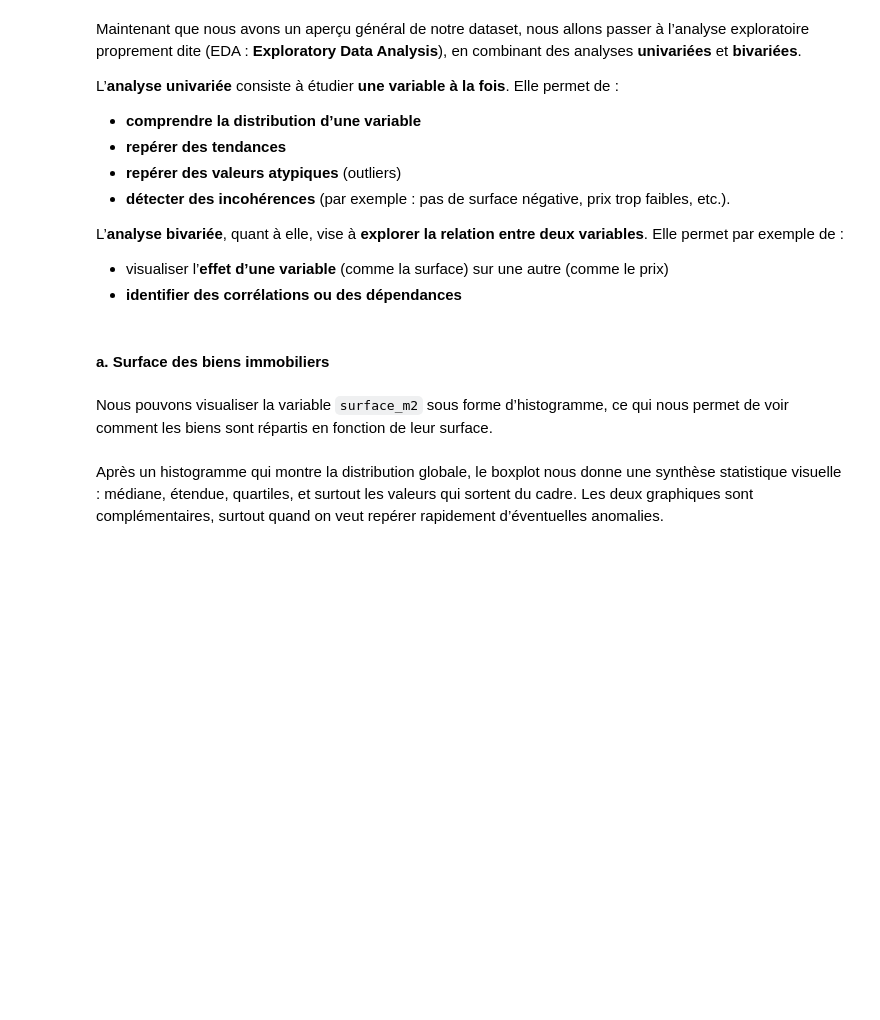
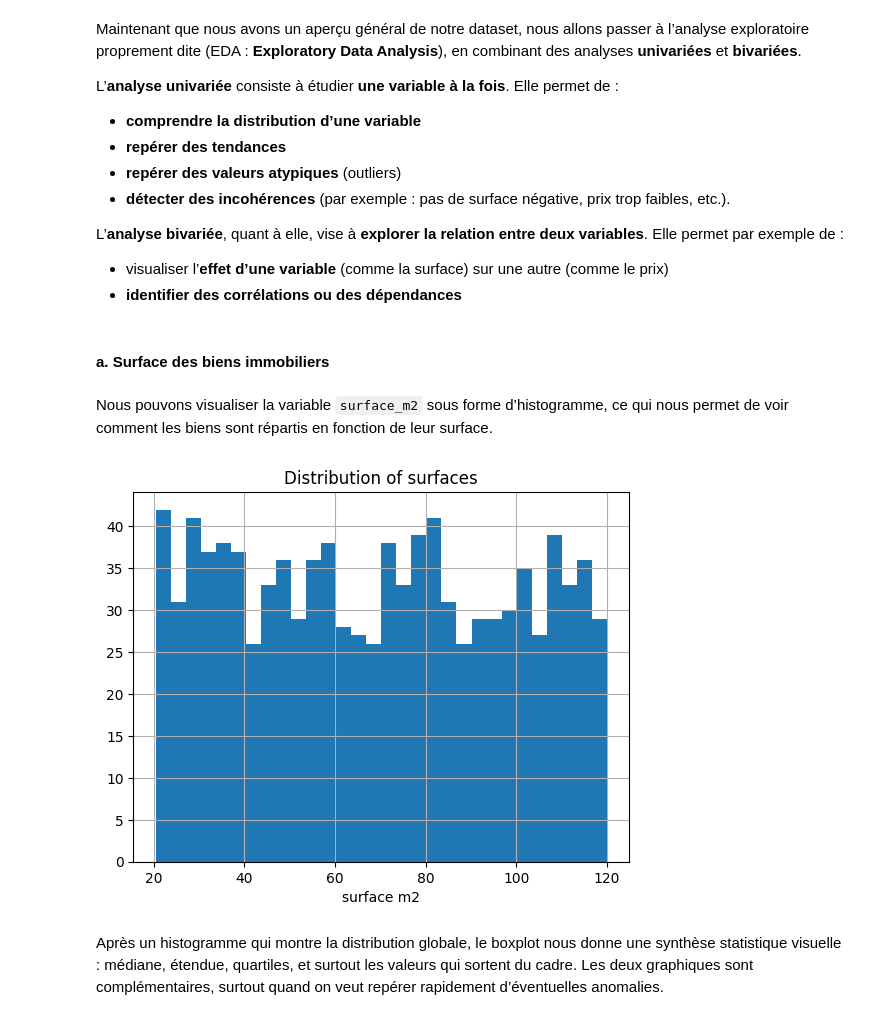
Before and after one commit to CSAADZIDI/ml_demo_LinReg, a Jupyter notebook: demo_linear_regression.ipynb, the cells around one changed output. Saved outputs shown, nothing was run; the diff lists cells and outputs as text; code cells hidden in the pictures; blank space fills up the shorter version.

```diff
--- a/demo_linear_regression.ipynb
+++ b/demo_linear_regression.ipynb
@@ -71,6 +71,7 @@ La première étape de tout projet de machine learning consiste à charger les d
 💡 Les données peuvent provenir de nombreuses sources différentes : des fichiers **Excel** (.xlsx), des fichiers **JSON** (.json), des formats optimisés comme **Parquet** (.parquet), ou encore directement de **BDD** ou d’**API**.
 # %%
 # Code
+df = pd.read_csv("data/lille_immobilier.csv")
 # %% [markdown]
 # 2. 🔍 Exploration
 ___
@@ -127,6 +161,12 @@ L’**analyse bivariée**, quant à elle, vise à **explorer la relation entre d
 Nous pouvons visualiser la variable `surface_m2` sous forme d’histogramme, ce qui nous permet de voir comment les biens sont répartis en fonction de leur surface.
 # %%
 # Code
+plt.hist(df["surface_m2"], bins = 30, edge_color)
+plt.title("Distribution of surfaces")
+plt.xlabel("surface m2")
+plt.show()
+# %% [output]
+[figure, added]
 # %% [markdown]
 Après un histogramme qui montre la distribution globale, le boxplot nous donne une synthèse statistique visuelle : médiane, étendue, quartiles, et surtout les valeurs qui sortent du cadre.
 Les deux graphiques sont complémentaires, surtout quand on veut repérer rapidement d’éventuelles anomalies.
```
Also changed, not shown: parts of 17 cells of this notebook, 1 other file.
